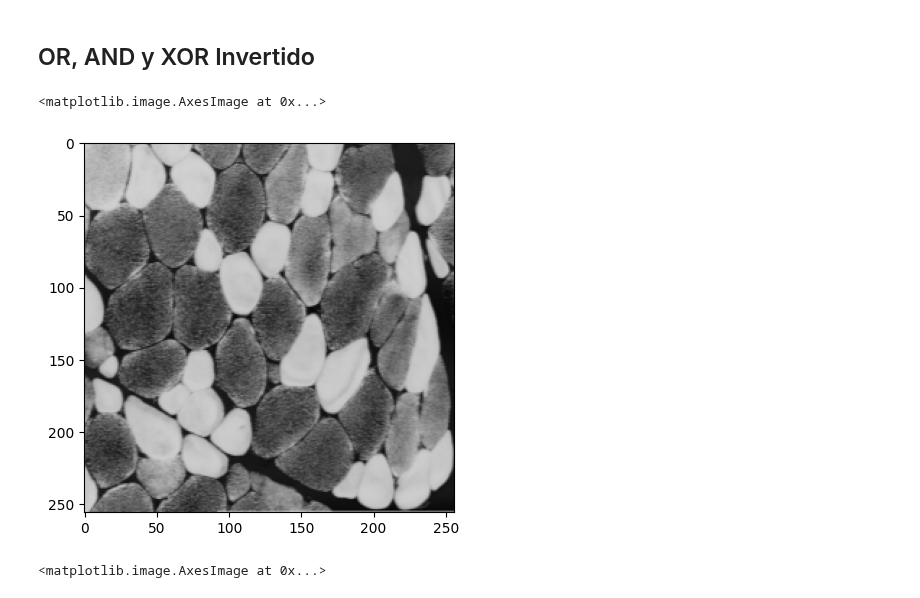
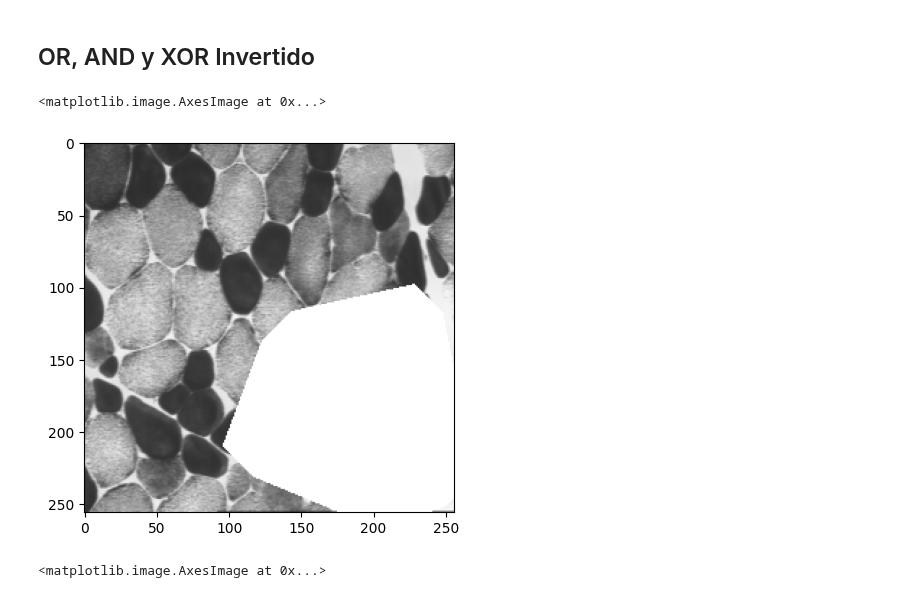
Before and after one commit to pukinidev/TalleresImagenes, a Jupyter notebook: Taller1/Punto5.ipynb, the cells around one changed output. Cells and saved outputs as stored; diff of their text form; code cells hidden in the pictures.

```diff
--- a/Taller1/Punto5.ipynb
+++ b/Taller1/Punto5.ipynb
@@ -49,11 +54,11 @@ plt.imshow(image_xor)
 # %% [markdown]
 ## OR, AND y XOR Invertido
 # %%
-image_or = cv2.bitwise_not(muscle_image, spot)
+image_or = cv2.bitwise_or(muscle_image, spot)
 plt.imshow(image_or)
 # %% [output]
 <matplotlib.image.AxesImage at 0x...>
-[figure, old version]
+[figure, new version]
 # %%
 image_and = cv2.bitwise_and(muscle_image, spot)
 plt.imshow(image_and)
```
Also changed, not shown: parts of 6 cells of this notebook, 3 other files.
